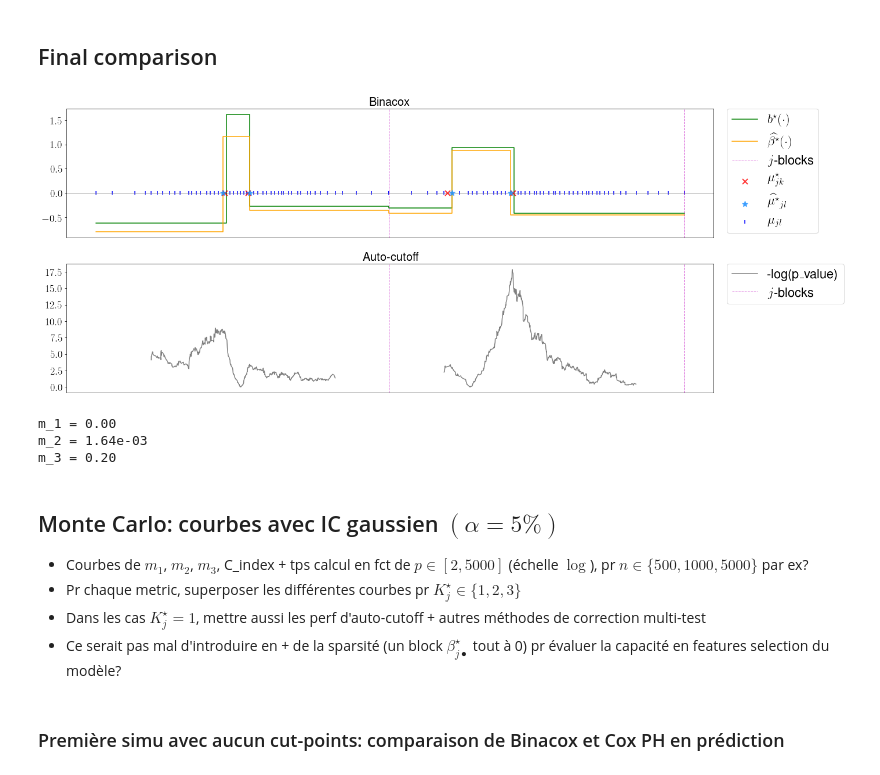
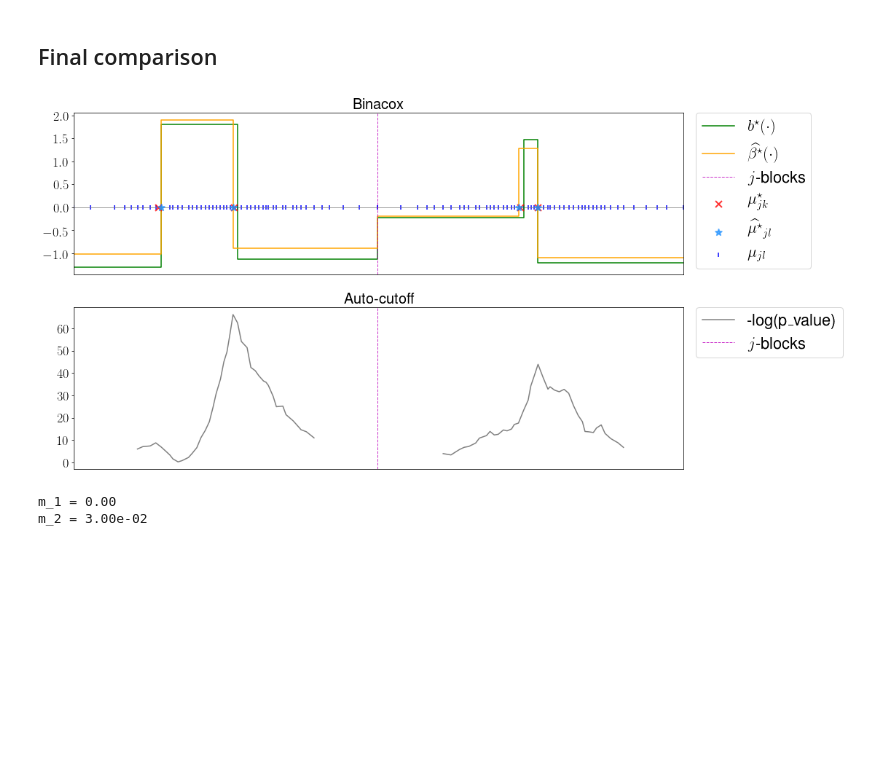
Before and after one commit to SimonBussy/binacox, a Jupyter notebook: simu.ipynb, the cells around one changed output. Drawn from its saved outputs; the diff is of its cells as text; code cells hidden in the pictures; blank space fills up the shorter version.

```diff
--- a/simu.ipynb
+++ b/simu.ipynb
@@ -266,6 +241,8 @@ for i, start in enumerate(blocks_start):
                 cut_points_estimate = np.append(cut_points_estimate,
                                                 np.inf)
     cut_points_estimates[str(i)] = cut_points_estimate
+    if i > 0:
+        groups += len(jump) + 1
     all_groups += list(groups)
 
 binarizer = FeaturesBinarizer(method='given',
@@ -281,11 +258,11 @@ final_coeffs = learner.coeffs
 # %% [markdown]
 ### Visualization of the $\hat \beta$ clustering to denoise jumps detection
 # %%
-fig = pl.figure(figsize=(20, 5))
+fig = pl.figure(figsize=(15, 4))
 ax = fig.add_subplot(111)
 ax.axhline(0, c='grey', alpha=.8, lw=1)
 pl.scatter(range(len(coeffs)), coeffs, c=all_groups,
-           cmap='Set1', label=r"$\hat \beta_{jl}$")
+           cmap='Set2', label=r"$\hat \beta_{jl}$")
 ax.set_xlim([-5, len(coeffs) + 5])
 pl.tick_params(axis='x', which='both', bottom='off',
                top='off', labelbottom='off')
@@ -299,7 +276,5 @@ for i, val in enumerate(blocks_start[1:]):
 
 pl.yticks(fontsize = 18)
 ax.legend(bbox_to_anchor=(1.02, 1), loc=2, borderaxespad=0, fontsize=22)
-if save_figures:
-    pl.savefig('./results/clustering.pdf', bbox_inches='tight')
 pl.show()
 # %% [output]
@@ -429,0 +336,5 @@ def get_m_3(hat_beta_star_x, hat_beta_star_y, b_star_x, b_star_y, n_features):
+# %%
+tic = time()
+p_values_auto_cutoff = auto_cutoff(X, boundaries, Y, delta)
+tac = time()
+print("\nDone estimating with auto_cutoff method in %.2e seconds." % (tac - tic))
@@ -429,0 +345,8 @@ def get_m_3(hat_beta_star_x, hat_beta_star_y, b_star_x, b_star_y, n_features):
+# %%
+tic = time()
+for j in range(n_features):
+    p_values_j = p_values_auto_cutoff[j]
+    p_value = p_value_cut(p_values_j.p_values, p_values_j.values_to_test, X[:, j])
+    print("p_value_corrected: %.2e\n" % p_value)
+tac = time()
+print("\nDone Lausen & Schumacher correction in %.2e seconds." % (tac - tic))
@@ -430,7 +370,7 @@ def get_m_3(hat_beta_star_x, hat_beta_star_y, b_star_x, b_star_y, n_features):
 # %% [markdown]
 ## Final comparison
 # %%
-fig = pl.figure(figsize=(20, 9))
+fig = pl.figure(figsize=(15, 9))
 ax = fig.add_subplot(211)
 ax.axhline(0, c='grey', alpha=.8, lw=1)
 pl.step(b_star_x, b_star_y, c='g', label=r"$b^\star(\cdot)$")
@@ -453,50 +393,38 @@ for j in range(n_features):
     ax.axvline(block_separation[j], c='m', ls='--',
                alpha=.8, lw=1, label=label)
 ax.legend(bbox_to_anchor=(1.02, 1), loc=2, borderaxespad=0, fontsize=22)
 pl.title("Binacox", fontsize=20)
 x_min, x_max = ax.get_xlim()
-ax.set_xlim([x_min, x_max])
+ax.set_xlim([b_star_x[0], b_star_x[-1]])
 
 ax = fig.add_subplot(212)
-ax.set_xlim([x_min, x_max])
+ax.set_xlim([b_star_x[0], b_star_x[-1]])
 pl.tick_params(axis='x', which='both', bottom='off',
                top='off', labelbottom='off')
 pl.yticks(fontsize = 18)
 pl.title("Auto-cutoff", fontsize=20)
+
 for j in range(n_features):
-    curve_j = auto_cutoff_curves[str(j)]
+    p_values_j = p_values_auto_cutoff[j]
     label = ''
     if j == 0:
         label = "-log(p\_value)"
-    ax.plot(curve_j.values_to_test, -np.log(curve_j.p_values),
+    ax.plot(p_values_j.values_to_test + right_translations[j], -np.log(p_values_j.p_values),
             c='grey', label=label)
     if j == 0:
         label = r'$j$-blocks'
     ax.axvline(block_separation[j], c='m', ls='--',
                alpha=.8, lw=1, label=label)
 
 ax.legend(bbox_to_anchor=(1.02, 1), loc=2, borderaxespad=0, fontsize=22)
-if save_figures:
-    pl.savefig('./results/final.pdf', bbox_inches='tight')
 pl.show()
 
 m_1 = get_m_1(hat_K_star, K_star, n_features)
 m_2 = get_m_2(cut_points_estimates, cut_points)
-m_3 = get_m_3(hat_beta_star_x, hat_beta_star_y, b_star_x, b_star_y, n_features)
 
 print("m_1 = %.2f" % m_1)
 print("m_2 = %.2e" % m_2)
-print("m_3 = %.2f" % m_3)
 # %% [output]
-[figure, old version]
+[figure, new version]
 m_1 = 0.00
-m_2 = 1.64e-03
-m_3 = 0.20
+m_2 = 3.00e-02
-# %% [markdown]
-## Monte Carlo: courbes avec IC gaussien $(\alpha=5\%)$
-- Courbes de $m_1$, $m_2$, $m_3$, C_index + tps calcul en fct de $p \in [2, 5000]$ (échelle $\log$), pr $n \in \{500, 1000, 5000\}$ par ex?
-- Pr chaque metric, superposer les différentes courbes pr $K^\star_j \in \{1, 2, 3\}$
-- Dans les cas $K^\star_j = 1$, mettre aussi les perf d'auto-cutoff + autres méthodes de correction multi-test
-- Ce serait pas mal d'introduire en + de la sparsité (un block $\beta^\star_{j\bullet}$ tout à 0) pr évaluer la capacité en features selection du modèle?
-# %% [markdown]
-### Première simu avec aucun cut-points: comparaison de Binacox et Cox PH en prédiction
```
Also changed, not shown: parts of 15 cells of this notebook, 7 other files.
